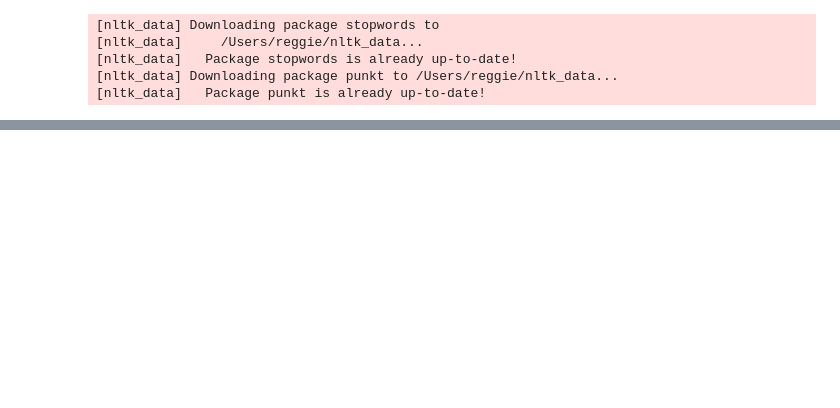
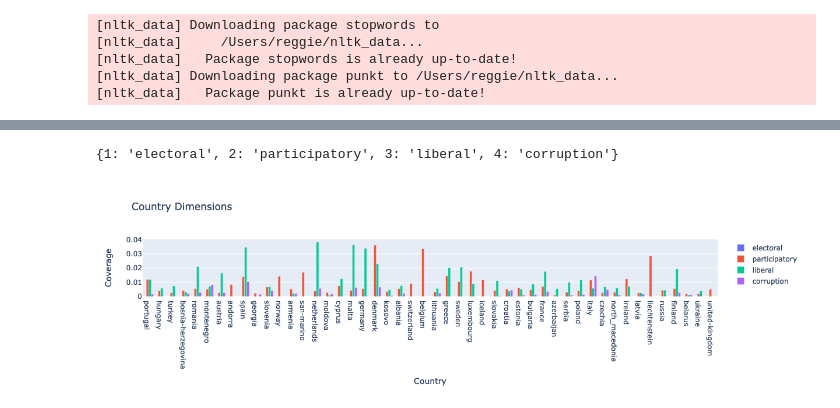
Before and after one commit to backdem/democracy-topic-model, a Jupyter notebook: src/dictionary_model.ipynb, the cells around one changed output, grey strips where cells are left out. Cells and saved outputs as stored; diff of their text form; code cells hidden in the pictures; blank space fills up the shorter version.

```diff
--- a/src/dictionary_model.ipynb
+++ b/src/dictionary_model.ipynb
@@ -110,0 +198,24 @@ print(sorted_dict)
+# %%
+df = pd.DataFrame(results)
+nc = {}
+for i in range(len(topics)):
+    nc[i+1] = topics[i]
+print(nc)
+df = df.rename(columns=nc)
+# %% [output]
+{1: 'electoral', 2: 'participatory', 3: 'liberal', 4: 'corruption'}
+# %%
+# plot
+fig = go.Figure()
+
+# Iterate over each column (excluding the 'Category' column)
+for col in df.columns[2:]:
+    fig.add_trace(go.Bar(x=df['country'], y=df[col], name=col))
+
+# Customize the layout (optional)
+fig.update_layout(title='Country Dimensions', xaxis_title='Country', yaxis_title='Coverage')
+
+# Display the chart
+fig.show()
+# %% [output]
+[figure, added]
```
Also changed, not shown: parts of 18 cells of this notebook, 2 other files.
